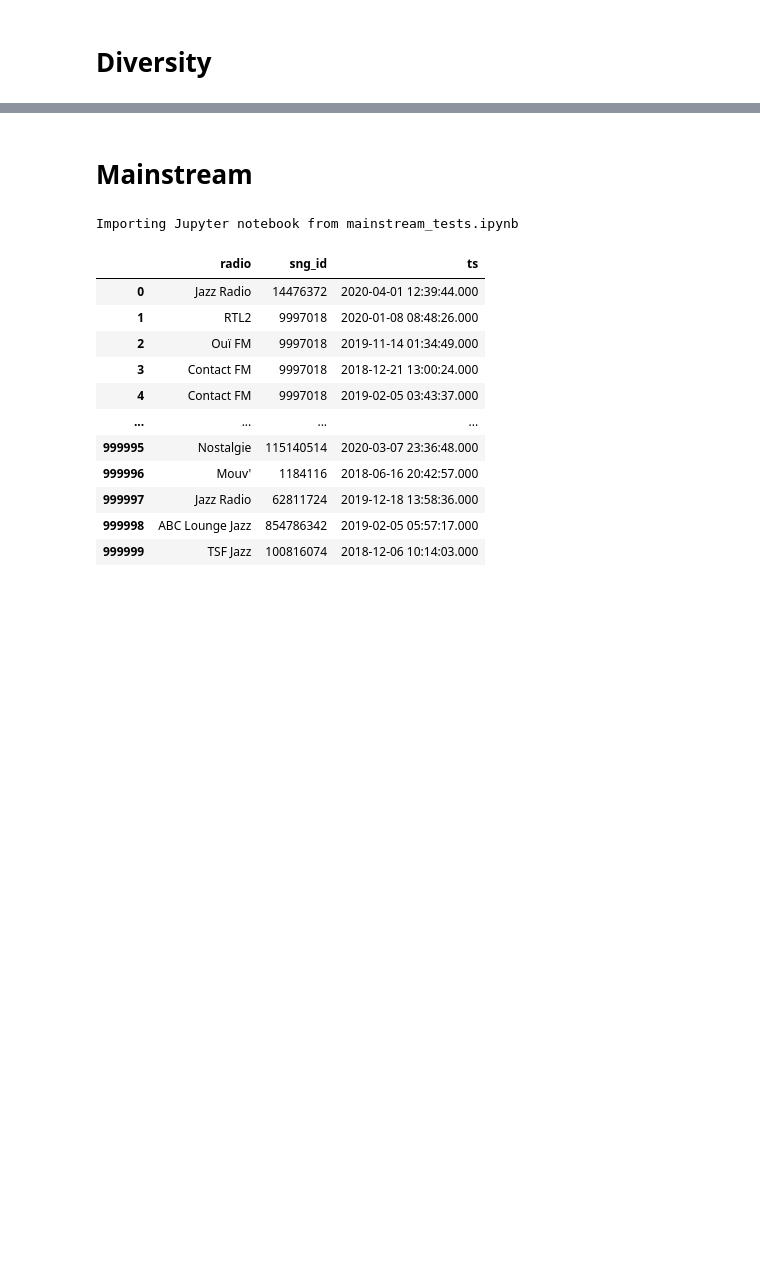
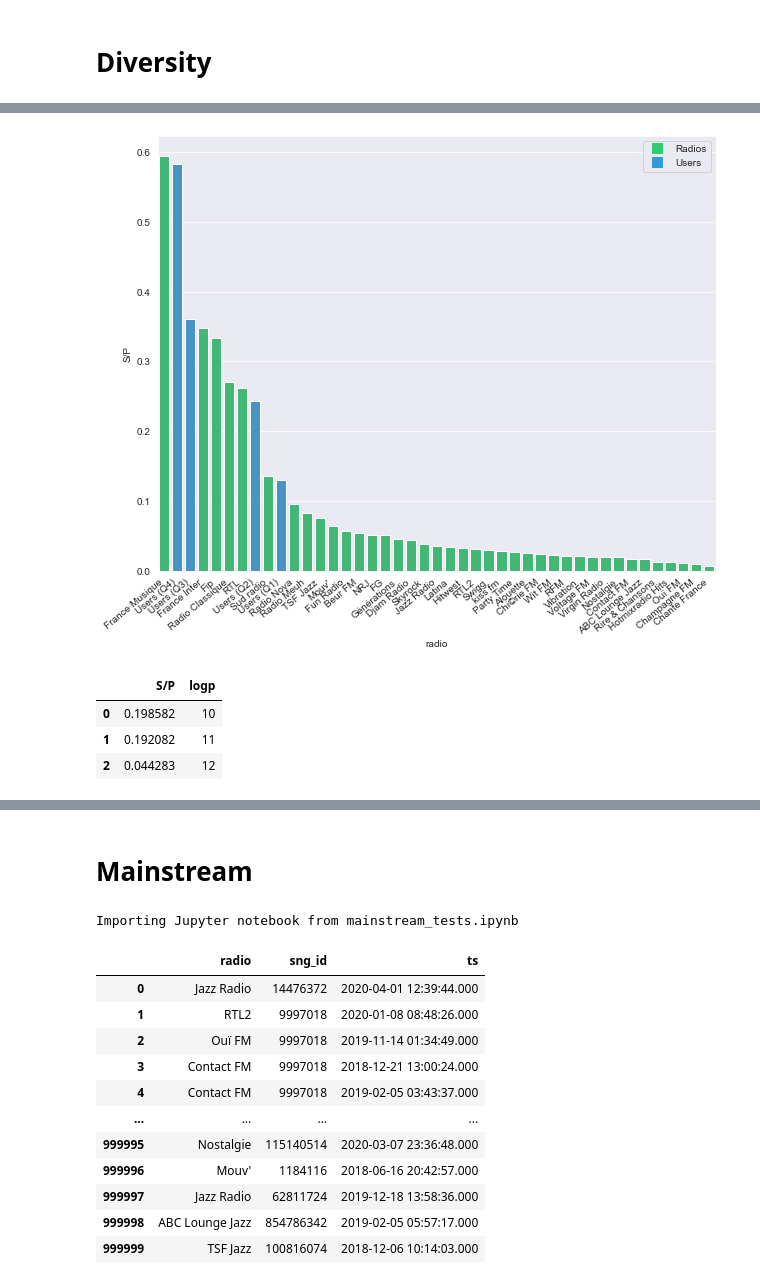
Before and after one commit to QuVil/cmb-recommendation, a Jupyter notebook: src/analysis/radio.ipynb, the cells around one changed output, grey strips where cells are left out. Drawn from its saved outputs; the diff is of its cells as text; code cells hidden in the pictures; blank space fills up the shorter version.

Commit message:
3006 some work on radio stuff (S/P)

```diff
--- a/src/analysis/radio.ipynb
+++ b/src/analysis/radio.ipynb
@@ -67,2 +64,2 @@ ratios.to_csv("radio_diversity.csv", index=False)
 # %%
-ratios = pd.read_csv("radio_diversity.csv")
+ratios = pd.read_csv("../../data/radio_diversity.csv")
@@ -73,0 +66,13 @@ sns.distplot(ratios["S/P"])
+# %%
+# Fetching user ratios
+sp_users = pd.read_csv("../../data/sp_ratios_full.csv")
+sp_users["quantile"] = pd.qcut(sp_users["ratio"], 4, duplicates="drop")
+sp_users = sp_users.groupby("quantile").mean()["ratio"].to_frame().reset_index()
+sp_users["quantile"] = [f"Users (Q{i})" for i in range(1, 5)]
+sp_users["type"] = "user"
+sp_users
+
+# Adding users to radio ratios -- with separation
+ratios["type"] = "radio"
+ratios = pd.concat([ratios, sp_users.rename(columns={"quantile": "radio", "ratio": "S/P"})])
+ratios
@@ -73,0 +97,36 @@ sns.distplot(ratios["S/P"])
+# %%
+# Sorting for visual effect
+ratios.sort_values("S/P", ascending=False, inplace=True)
+clrs = ["#2ecc71" if x == "radio" else "#3498db" for x in ratios["type"]]
+
+f, ax = plt.subplots(figsize=(10, 8))
+ax.set_xticklabels(ax.get_xticklabels(), rotation=40, ha="right")
+# Plotting in two separate
+bars = sns.barplot(x="radio", y="S/P", data=ratios, palette=clrs)
+
+# Custom legends are a pain
+radios_line = mlines.Line2D([], [], color="#2ecc71", marker="s", linestyle='None',
+                          markersize=10, label="Radios")
+userss_line = mlines.Line2D([], [], color="#3498db", marker="s", linestyle='None',
+                          markersize=10, label="Users")
+ax.legend(handles=[radios_line, userss_line])
+# ax.legend(["users", "radios"], loc='upper right', frameon=False)
+
+plt.savefig("../../results/radio/radios_sp.pdf")
+# %% [output]
+[figure, added]
+# %%
+# Reproduction de la figure 1b) -- S/P en fonction de P
+radio_logp = np.log(data.groupby("radio").size()).to_frame().reset_index().rename(columns={0: "logp"})
+radio_logp = ratios.merge(radio_logp, on="radio")
+
+radio_logp["quantile"] = pd.cut(radio_logp["logp"], np.arange(9.5, 13.5, 1))
+
+plays_means = radio_logp.groupby(["quantile"]).mean()["S/P"].to_frame().reset_index().drop("quantile", axis=1)
+plays_means["logp"] = np.arange(10, 13, 1)
+plays_means
+# %% [output]
+|  | S/P | logp |
+| 0 | 0.198582 | 10 |
+| 1 | 0.192082 | 11 |
+| 2 | 0.044283 | 12 |
```
Also changed, not shown: parts of 8 cells of this notebook, 10 other files.
